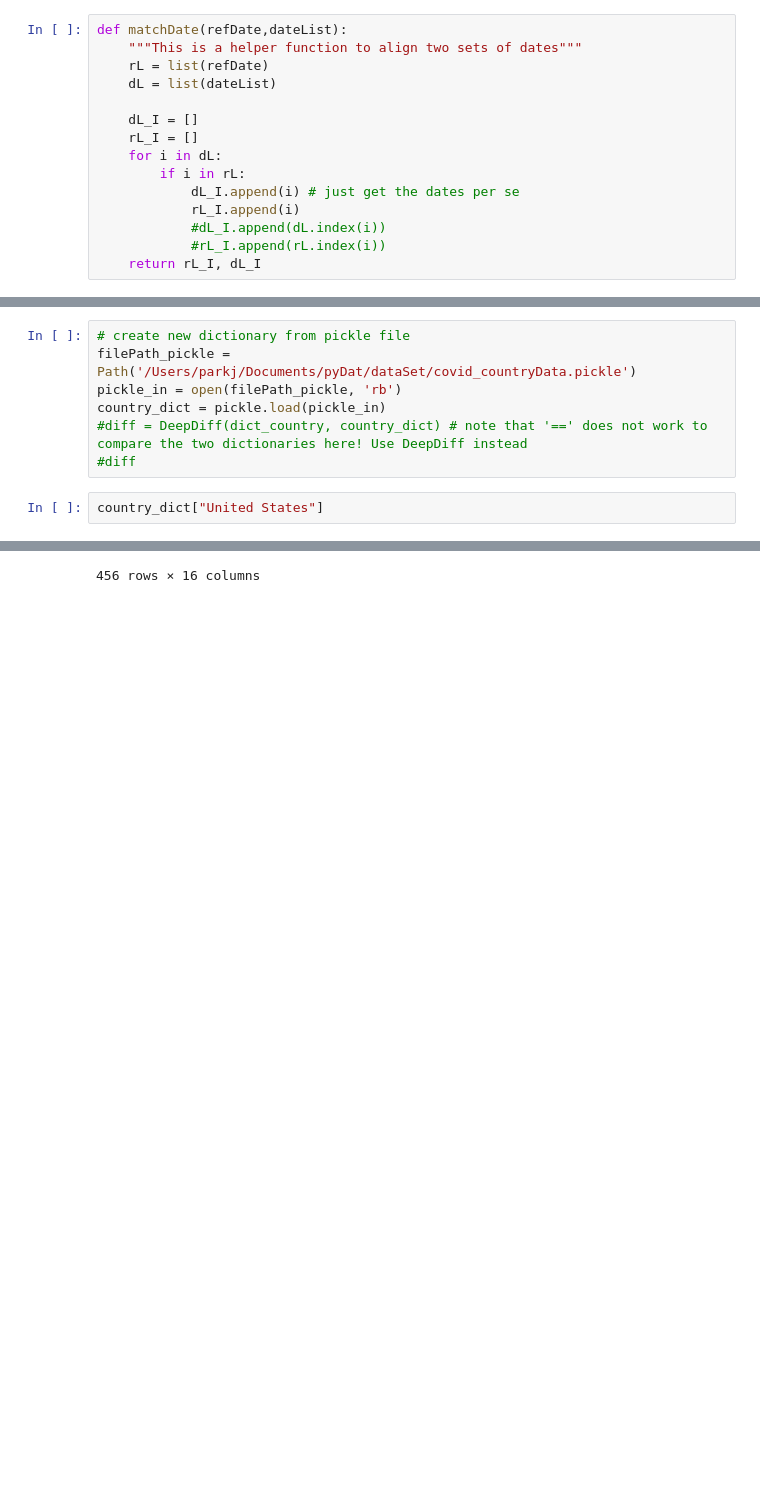
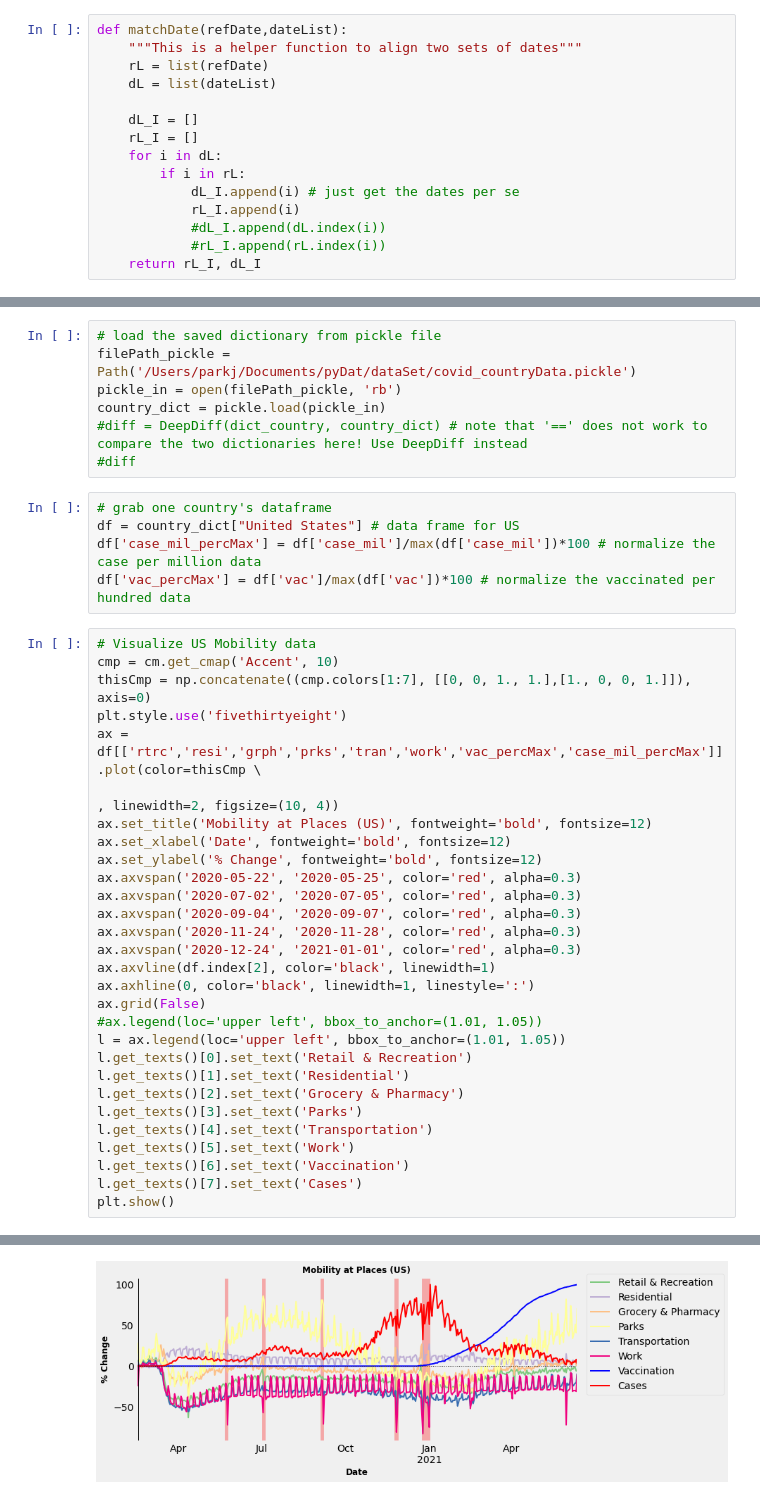
Before and after one commit to jup36/pyDatCode, a Jupyter notebook: covid19/covMob.ipynb, the cells around one changed output, grey strips where cells are left out. Saved outputs shown, nothing was run; the diff lists cells and outputs as text; blank space fills up the shorter version.

```diff
--- a/covid19/covMob.ipynb
+++ b/covid19/covMob.ipynb
@@ -80,12 +99,44 @@ pickle_out = open(filePath_pickle, 'wb')
 pickle.dump(dict_country, pickle_out)
 pickle_out.close()
 # %%
-# create new dictionary from pickle file
+# load the saved dictionary from pickle file
 filePath_pickle = Path('/Users/parkj/Documents/pyDat/dataSet/covid_countryData.pickle')
 pickle_in = open(filePath_pickle, 'rb')
 country_dict = pickle.load(pickle_in)
 #diff = DeepDiff(dict_country, country_dict) # note that '==' does not work to compare the two dictionaries here! Use DeepDiff instead
 #diff
+# %%
+# grab one country's dataframe
+df = country_dict["United States"] # data frame for US
+df['case_mil_percMax'] = df['case_mil']/max(df['case_mil'])*100 # normalize the case per million data
+df['vac_percMax'] = df['vac']/max(df['vac'])*100 # normalize the vaccinated per hundred data
 # %%
-country_dict["United States"]
+# Visualize US Mobility data
+cmp = cm.get_cmap('Accent', 10)
+thisCmp = np.concatenate((cmp.colors[1:7], [[0, 0, 1., 1.],[1., 0, 0, 1.]]), axis=0)
+plt.style.use('fivethirtyeight')
+ax = df[['rtrc','resi','grph','prks','tran','work','vac_percMax','case_mil_percMax']].plot(color=thisCmp \
+                                                                                    , linewidth=2, figsize=(10, 4))
+ax.set_title('Mobility at Places (US)', fontweight='bold', fontsize=12)
+ax.set_xlabel('Date', fontweight='bold', fontsize=12)
+ax.set_ylabel('% Change', fontweight='bold', fontsize=12)
+ax.axvspan('2020-05-22', '2020-05-25', color='red', alpha=0.3)
+ax.axvspan('2020-07-02', '2020-07-05', color='red', alpha=0.3)
+ax.axvspan('2020-09-04', '2020-09-07', color='red', alpha=0.3)
+ax.axvspan('2020-11-24', '2020-11-28', color='red', alpha=0.3)
+ax.axvspan('2020-12-24', '2021-01-01', color='red', alpha=0.3)
+ax.axvline(df.index[2], color='black', linewidth=1)
+ax.axhline(0, color='black', linewidth=1, linestyle=':')
+ax.grid(False)
+#ax.legend(loc='upper left', bbox_to_anchor=(1.01, 1.05))
+l = ax.legend(loc='upper left', bbox_to_anchor=(1.01, 1.05))
+l.get_texts()[0].set_text('Retail & Recreation')
+l.get_texts()[1].set_text('Residential')
+l.get_texts()[2].set_text('Grocery & Pharmacy')
+l.get_texts()[3].set_text('Parks')
+l.get_texts()[4].set_text('Transportation')
+l.get_texts()[5].set_text('Work')
+l.get_texts()[6].set_text('Vaccination')
+l.get_texts()[7].set_text('Cases')
+plt.show()
 # %% [output]
@@ -105 +143 @@ country_dict["United States"]
-456 rows × 16 columns
+[figure, added]
```
Also changed, not shown: parts of 8 cells of this notebook, 16 other files.
